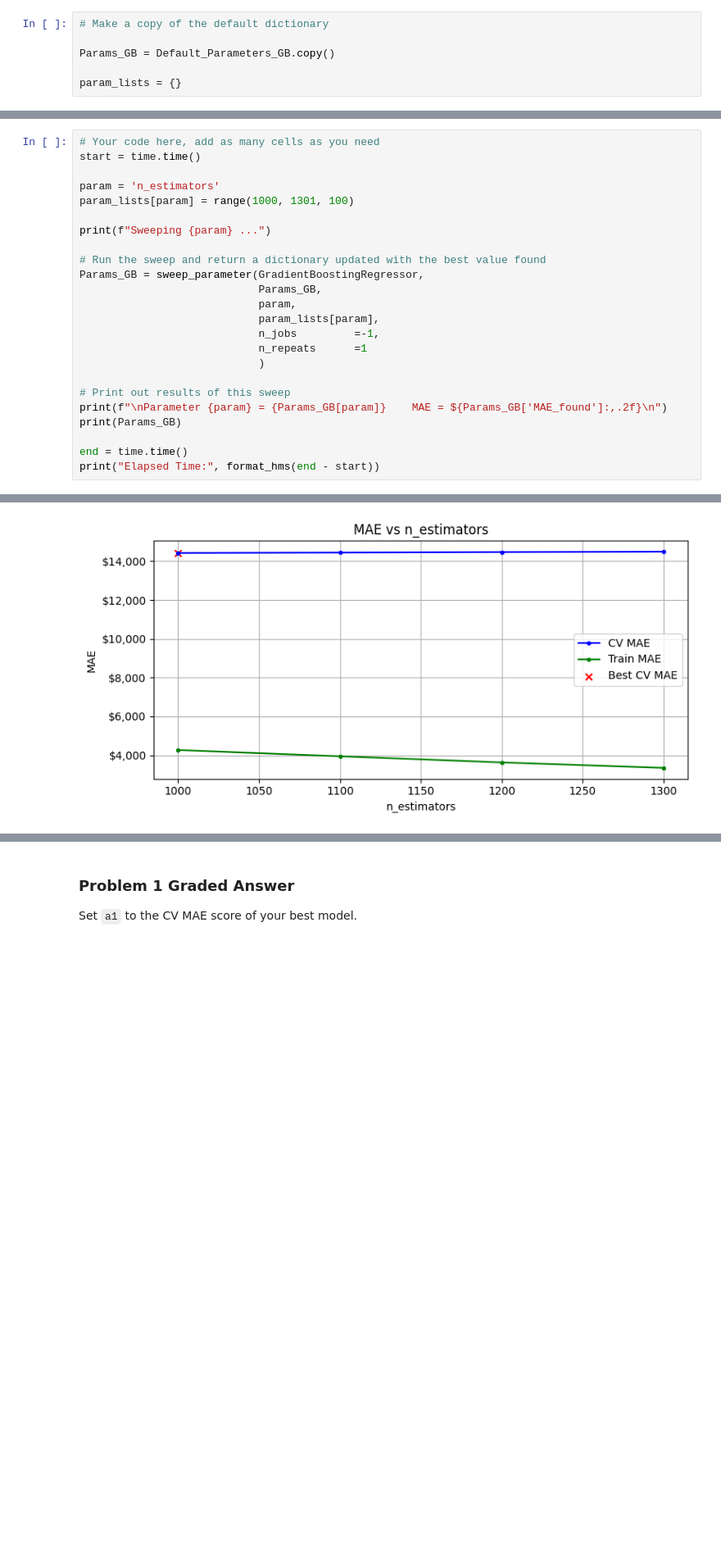
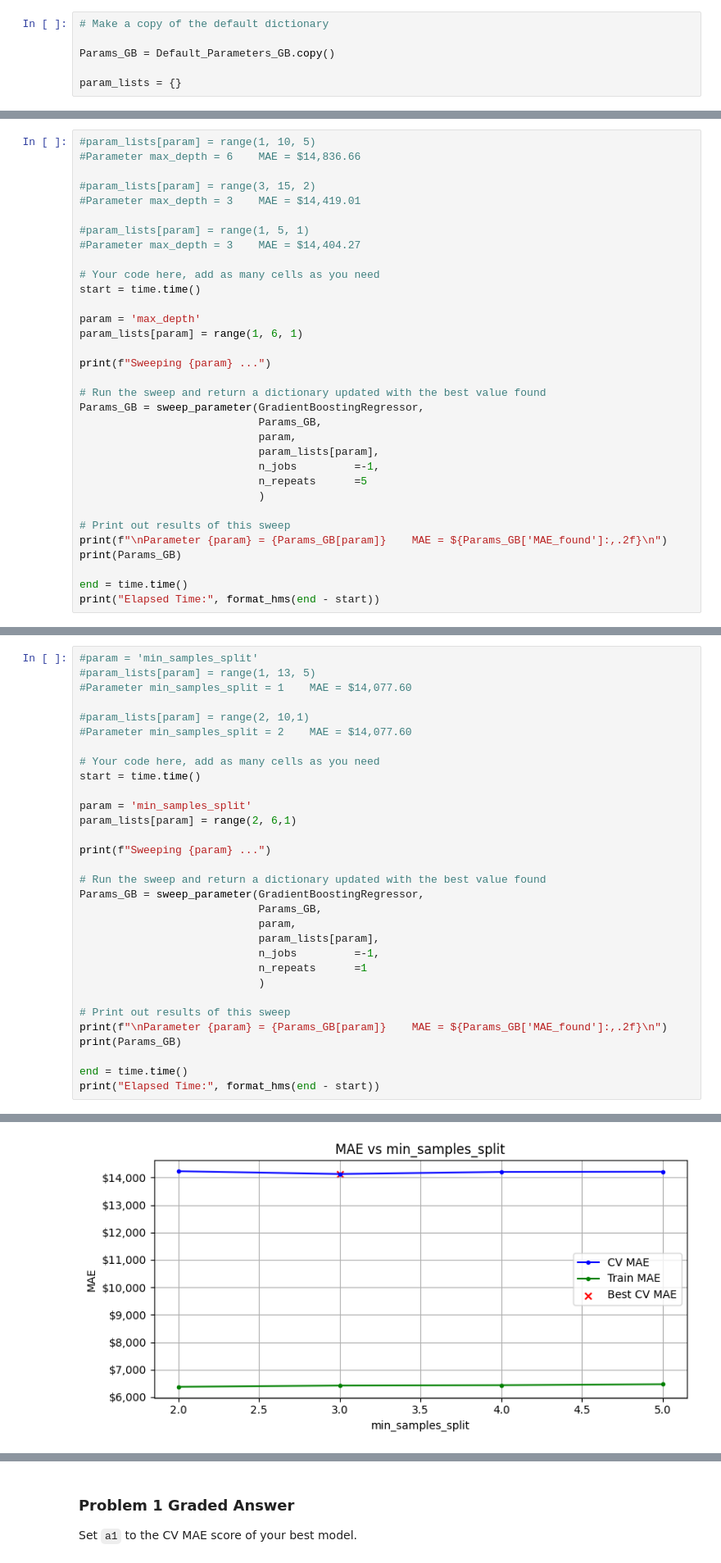
Before and after one commit to jydeleon/JazminRepo-603, a Jupyter notebook: Module-3-Assignments-main/Homework_07.ipynb, the cells around one changed output, grey strips where cells are left out. Shown: that part at 82% size. Cells and saved outputs as stored; diff of their text form; blank space fills up the shorter version.

```diff
--- a/Module-3-Assignments-main/Homework_07.ipynb
+++ b/Module-3-Assignments-main/Homework_07.ipynb
@@ -412,0 +462,33 @@ param_lists = {}
+# %%
+#param_lists[param] = range(1, 10, 5)
+#Parameter max_depth = 6    MAE = $14,836.66
+
+#param_lists[param] = range(3, 15, 2)
+#Parameter max_depth = 3    MAE = $14,419.01
+
+#param_lists[param] = range(1, 5, 1)
+#Parameter max_depth = 3    MAE = $14,404.27
+
+# Your code here, add as many cells as you need
+start = time.time()
+
+param = 'max_depth'
+param_lists[param] = range(1, 6, 1)
+
+print(f"Sweeping {param} ...")
+
+# Run the sweep and return a dictionary updated with the best value found
+Params_GB = sweep_parameter(GradientBoostingRegressor,
+                            Params_GB,
+                            param,
+                            param_lists[param],
+                            n_jobs         =-1,
+                            n_repeats      =5
+                            )
+
+# Print out results of this sweep
+print(f"\nParameter {param} = {Params_GB[param]}    MAE = ${Params_GB['MAE_found']:,.2f}\n")
+print(Params_GB)
+
+end = time.time()
+print("Elapsed Time:", format_hms(end - start))
@@ -413,9 +560,16 @@ param_lists = {}
 # %%
+#param = 'min_samples_split'
+#param_lists[param] = range(1, 13, 5)
+#Parameter min_samples_split = 1    MAE = $14,077.60
+
+#param_lists[param] = range(2, 10,1)
+#Parameter min_samples_split = 2    MAE = $14,077.60
+
 # Your code here, add as many cells as you need
 start = time.time()
 
-param = 'n_estimators'
-param_lists[param] = range(1000, 1301, 100)
+param = 'min_samples_split'
+param_lists[param] = range(2, 6,1)
 
 print(f"Sweeping {param} ...")
 
@@ -439 +593 @@ Sweeping n_estimators ...
-[figure, old version]
+[figure, new version]
```
Also changed, not shown: parts of 24 cells of this notebook.
